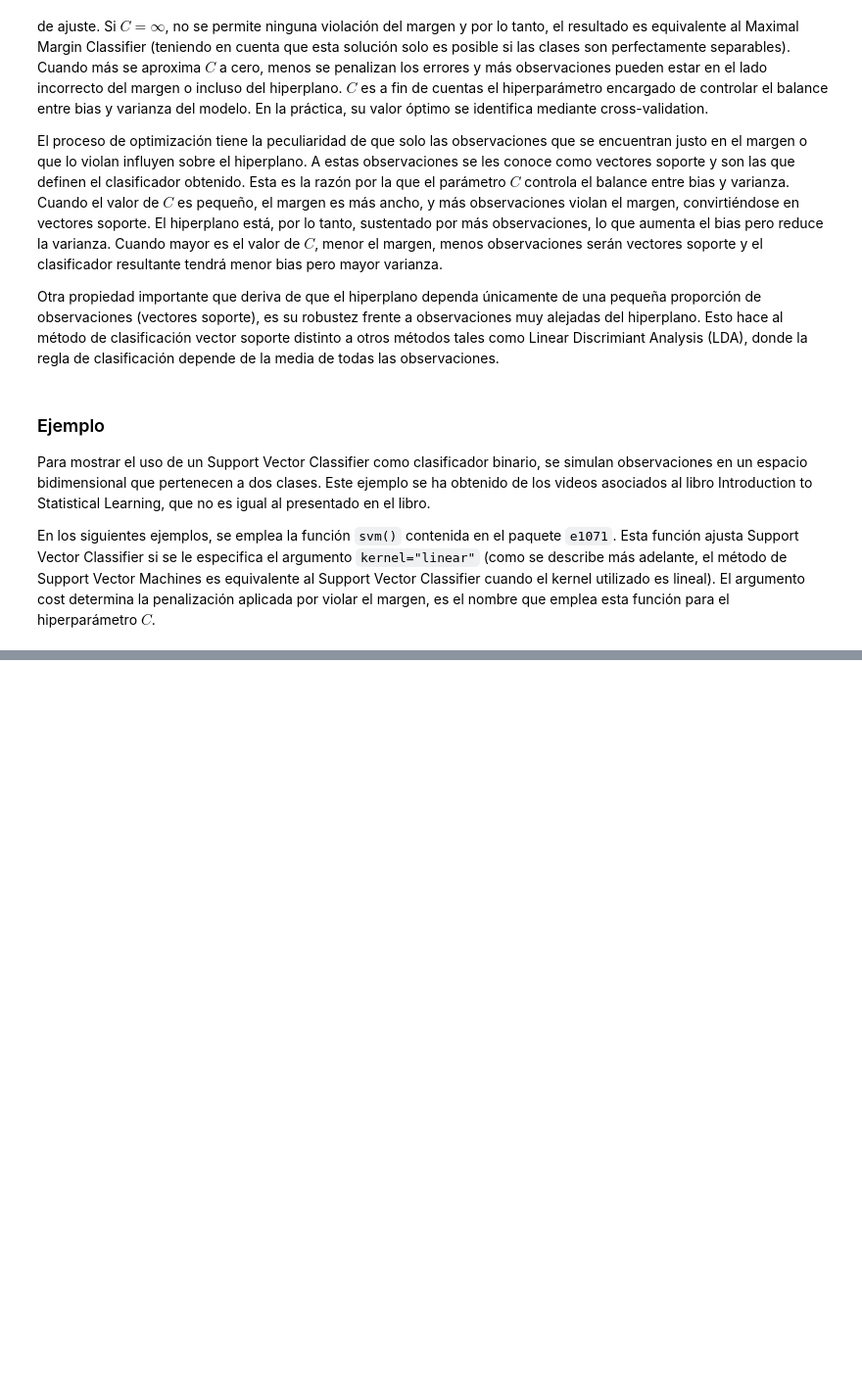
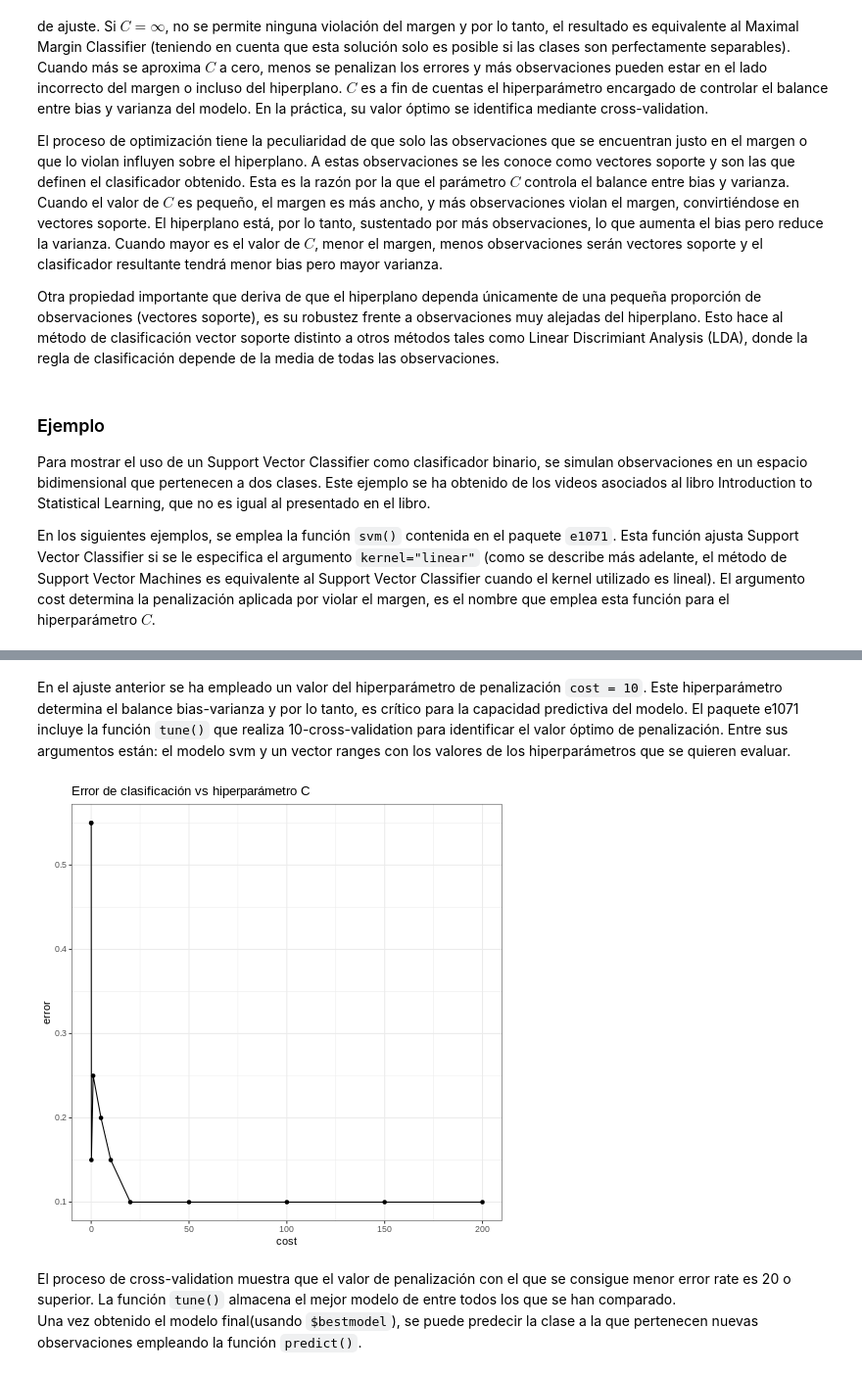
Before and after one commit to edgaryair1024/RtoLearn, a Jupyter notebook: M3_2.ipynb, the cells around one changed output, grey strips where cells are left out. Shown at 98% size. Saved outputs shown, nothing was run; the diff lists cells and outputs as text; code cells hidden in the pictures; blank space fills up the shorter version.

```diff
--- a/M3_2.ipynb
+++ b/M3_2.ipynb
@@ -1017,0 +1131,21 @@ En los siguientes ejemplos, se emplea la función ``svm()`` contenida en el paqu
+# %% [markdown]
+En el ajuste anterior se ha empleado un valor del hiperparámetro de penalización ``cost = 10``. Este hiperparámetro determina el balance bias-varianza y por lo tanto, es crítico para la capacidad predictiva del modelo. El paquete e1071 incluye la función ``tune()`` que realiza 10-cross-validation para identificar el valor óptimo de penalización. Entre sus argumentos están: el modelo svm y un vector ranges con los valores de los hiperparámetros que se quieren evaluar.
+# %%
+%%R
+set.seed(1)
+svm_cv <- tune("svm", y ~ X1 + X2, data = datos,
+               kernel = 'linear',
+               ranges = list(cost = c(0.001, 0.01, 0.1, 1, 5, 10, 20, 50, 100,
+                                      150, 200)))
+summary(svm_cv)
+
+ggplot(data = svm_cv$performances, aes(x = cost, y = error)) +
+  geom_line() +
+  geom_point() +
+  labs(title = "Error de clasificación vs hiperparámetro C") +
+  theme_bw()
+# %% [output]
+[figure, added]
+# %% [markdown]
+El proceso de cross-validation muestra que el valor de penalización con el que se consigue menor error rate es 20 o superior. La función ``tune()`` almacena el mejor modelo de entre todos los que se han comparado.\
+Una vez obtenido el modelo final(usando ``$bestmodel``), se puede predecir la clase a la que pertenecen nuevas observaciones empleando la función ``predict()``.
```
Also changed, not shown: parts of 35 cells of this notebook.
